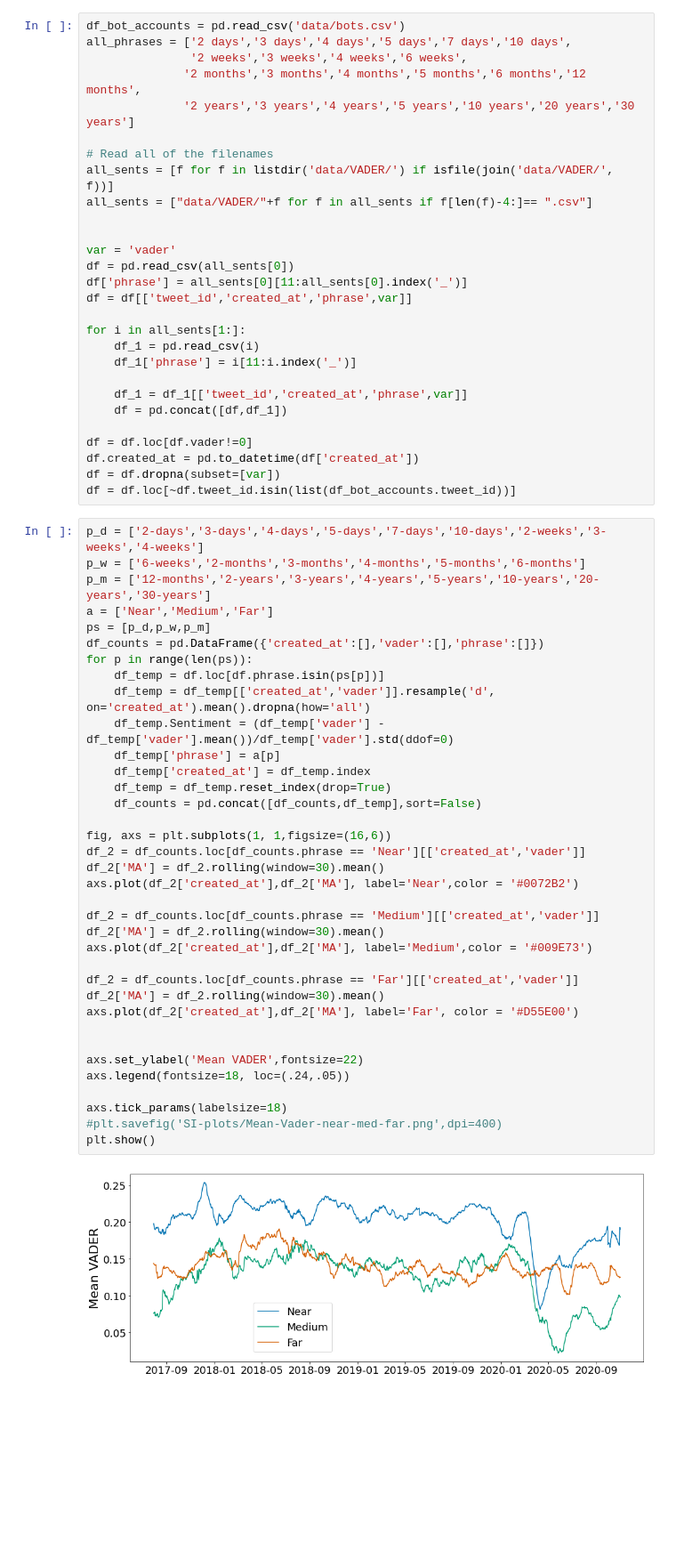
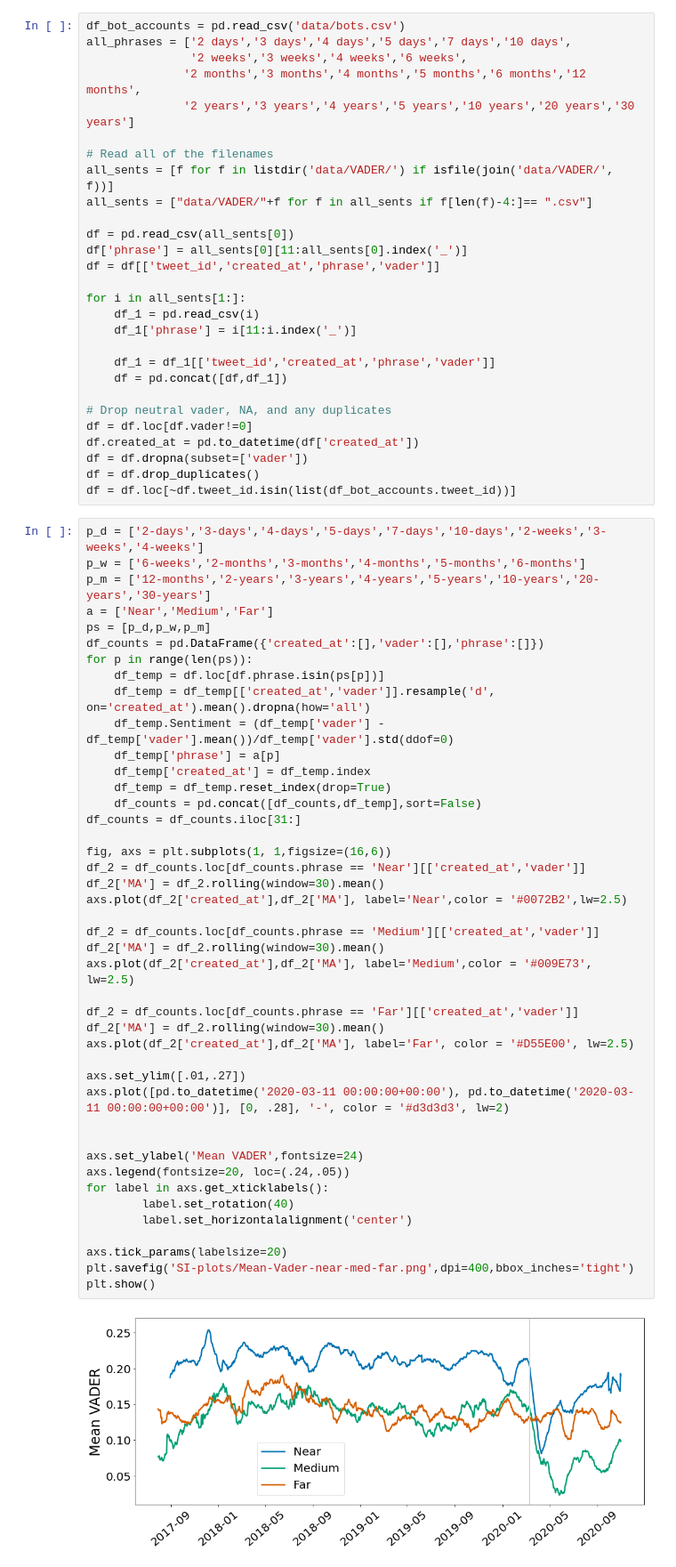
Before and after one commit to CalvinIsch/agents, a Jupyter notebook: SI.ipynb, the cells around one changed output. Shown: that part at 89% size. Saved outputs shown, nothing was run; the diff lists cells and outputs as text; blank space fills up the shorter version.

```diff
--- a/SI.ipynb
+++ b/SI.ipynb
@@ -30,61 +23,68 @@ all_phrases = ['2 days','3 days','4 days','5 days','7 days','10 days',
 all_sents = [f for f in listdir('data/VADER/') if isfile(join('data/VADER/', f))]
 all_sents = ["data/VADER/"+f for f in all_sents if f[len(f)-4:]== ".csv"]
 
-
-var = 'vader'
 df = pd.read_csv(all_sents[0])
 df['phrase'] = all_sents[0][11:all_sents[0].index('_')]
-df = df[['tweet_id','created_at','phrase',var]]
+df = df[['tweet_id','created_at','phrase','vader']]
 
 for i in all_sents[1:]:
     df_1 = pd.read_csv(i)
     df_1['phrase'] = i[11:i.index('_')]
 
-    df_1 = df_1[['tweet_id','created_at','phrase',var]]
+    df_1 = df_1[['tweet_id','created_at','phrase','vader']]
     df = pd.concat([df,df_1])
 
+# Drop neutral vader, NA, and any duplicates
 df = df.loc[df.vader!=0]
 df.created_at = pd.to_datetime(df['created_at'])
-df = df.dropna(subset=[var])
+df = df.dropna(subset=['vader'])
+df = df.drop_duplicates()
 df = df.loc[~df.tweet_id.isin(list(df_bot_accounts.tweet_id))]
 # %%
 p_d = ['2-days','3-days','4-days','5-days','7-days','10-days','2-weeks','3-weeks','4-weeks']
 p_w = ['6-weeks','2-months','3-months','4-months','5-months','6-months']
 p_m = ['12-months','2-years','3-years','4-years','5-years','10-years','20-years','30-years']
 a = ['Near','Medium','Far']
 ps = [p_d,p_w,p_m]
 df_counts = pd.DataFrame({'created_at':[],'vader':[],'phrase':[]})
 for p in range(len(ps)):
     df_temp = df.loc[df.phrase.isin(ps[p])]
     df_temp = df_temp[['created_at','vader']].resample('d', on='created_at').mean().dropna(how='all')
     df_temp.Sentiment = (df_temp['vader'] - df_temp['vader'].mean())/df_temp['vader'].std(ddof=0)
     df_temp['phrase'] = a[p]
     df_temp['created_at'] = df_temp.index
     df_temp = df_temp.reset_index(drop=True)
     df_counts = pd.concat([df_counts,df_temp],sort=False)
+df_counts = df_counts.iloc[31:]
 
 fig, axs = plt.subplots(1, 1,figsize=(16,6))
 df_2 = df_counts.loc[df_counts.phrase == 'Near'][['created_at','vader']]
 df_2['MA'] = df_2.rolling(window=30).mean()
-axs.plot(df_2['created_at'],df_2['MA'], label='Near',color = '#0072B2')
+axs.plot(df_2['created_at'],df_2['MA'], label='Near',color = '#0072B2',lw=2.5)
 
 df_2 = df_counts.loc[df_counts.phrase == 'Medium'][['created_at','vader']]
 df_2['MA'] = df_2.rolling(window=30).mean()
-axs.plot(df_2['created_at'],df_2['MA'], label='Medium',color = '#009E73')
+axs.plot(df_2['created_at'],df_2['MA'], label='Medium',color = '#009E73', lw=2.5)
 
 df_2 = df_counts.loc[df_counts.phrase == 'Far'][['created_at','vader']]
 df_2['MA'] = df_2.rolling(window=30).mean()
-axs.plot(df_2['created_at'],df_2['MA'], label='Far', color = '#D55E00')
+axs.plot(df_2['created_at'],df_2['MA'], label='Far', color = '#D55E00', lw=2.5)
+
+axs.set_ylim([.01,.27])
+axs.plot([pd.to_datetime('2020-03-11 00:00:00+00:00'), pd.to_datetime('2020-03-11 00:00:00+00:00')], [0, .28], '-', color = '#d3d3d3', lw=2)
 
 
-axs.set_ylabel('Mean VADER',fontsize=22)
-axs.legend(fontsize=18, loc=(.24,.05))
+axs.set_ylabel('Mean VADER',fontsize=24)
+axs.legend(fontsize=20, loc=(.24,.05))
+for label in axs.get_xticklabels():
+        label.set_rotation(40)
+        label.set_horizontalalignment('center')
 
-axs.tick_params(labelsize=18)
-#plt.savefig('SI-plots/Mean-Vader-near-med-far.png',dpi=400)
+axs.tick_params(labelsize=20)
+plt.savefig('SI-plots/Mean-Vader-near-med-far.png',dpi=400,bbox_inches='tight')
 plt.show()
 # %% [output]
-[figure, old version]
+[figure, new version]
 # %%
 # Read all of the filenames
 df = pd.read_csv(all_sents[0])
```
Also changed, not shown: parts of 8 cells of this notebook, 1 other file.
